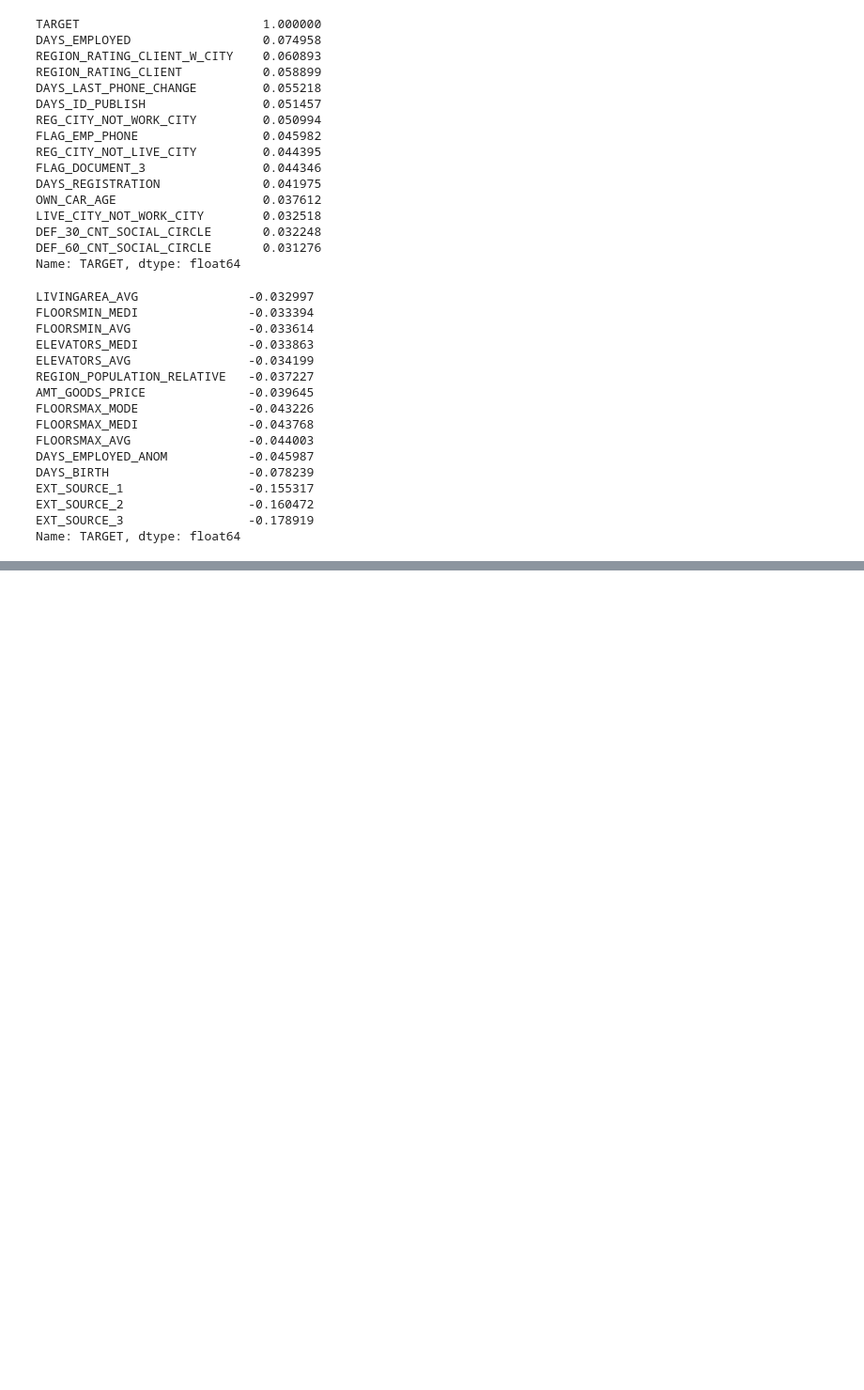
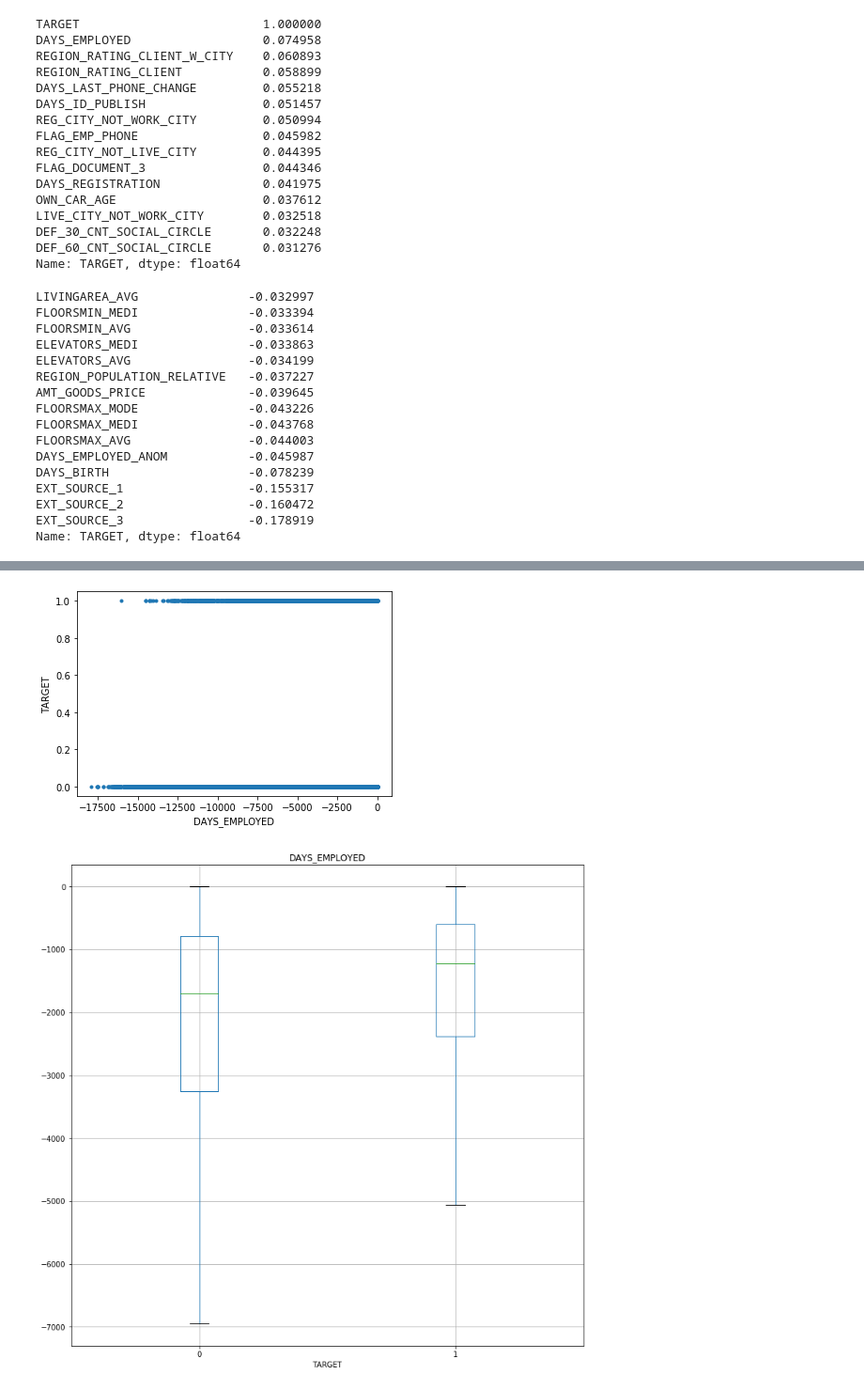
Before and after one commit to sammikuo/4th-ML100Days, a Jupyter notebook: Day_015_HW.ipynb, the cells around one changed output, grey strips where cells are left out. Shown: that part at 94% size. Drawn from its saved outputs; the diff is of its cells as text; code cells hidden in the pictures; blank space fills up the shorter version.

```diff
--- a/Day_015_HW.ipynb
+++ b/Day_015_HW.ipynb
@@ -119,0 +132,12 @@ Name: TARGET, dtype: float64
+# %%
+plt.plot(app_train['DAYS_EMPLOYED'] , app_train['TARGET'], '.')
+plt.xlabel('DAYS_EMPLOYED')
+plt.ylabel('TARGET')
+plt.show()
+
+app_train.boxplot(column='DAYS_EMPLOYED', by = 'TARGET', showfliers = False, figsize=(12,12))
+plt.suptitle('')
+plt.show()
+# %% [output]
+[figure, added]
+[figure, added]
```
Also changed, not shown: parts of 1 cell of this notebook.
